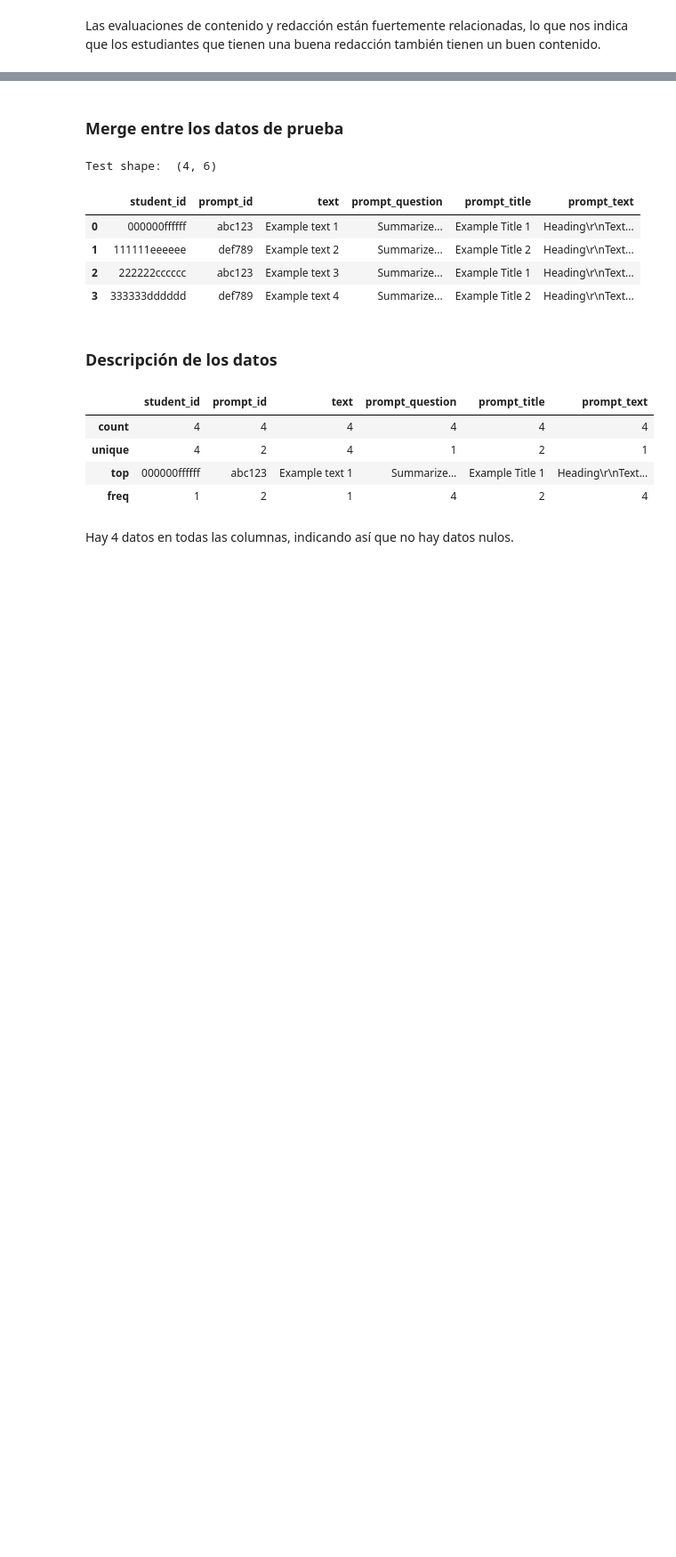
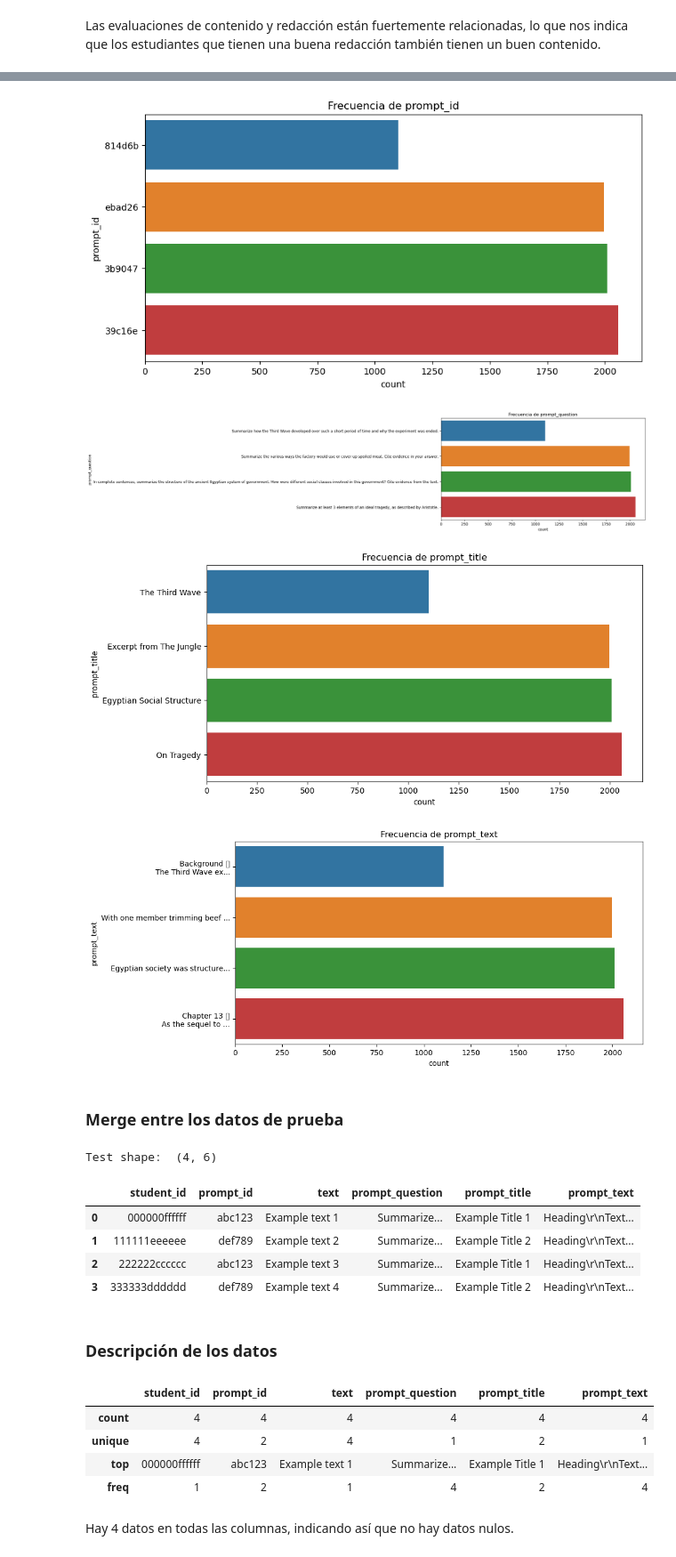
Before and after one commit to Kojimena/DS-P2, a Jupyter notebook: analisis_exploratorio.ipynb, the cells around one changed output, grey strips where cells are left out. Shown at 89% size. Saved outputs shown, nothing was run; the diff lists cells and outputs as text; code cells hidden in the pictures; blank space fills up the shorter version.

```diff
--- a/analisis_exploratorio.ipynb
+++ b/analisis_exploratorio.ipynb
@@ -174,0 +169,5 @@ Las evaluaciones de contenido y redacción están fuertemente relacionadas, lo q
+# %%
+cualitative_columns = ['student_id', 'prompt_id', 'text', 'prompt_question', 'prompt_title', 'prompt_text']
+# %%
+for column in cualitative_columns:
+    print(f"Unique values for {column}: {df_train[column].nunique()}")
@@ -175,3 +181,25 @@ Las evaluaciones de contenido y redacción están fuertemente relacionadas, lo q
+# %%
+# Definir una función para truncar textos largos
+def truncate_text(text, max_length=30):
+    return text if len(text) <= max_length else text[:max_length] + '...'
+
+frequency_tables = ['prompt_id', 'prompt_question', 'prompt_title', 'prompt_text']
+
+for column in frequency_tables:
+    plt.figure(figsize=(10, 5))
+
+    # Si la columna es 'prompt_text', truncar los textos largos
+    if column == 'prompt_text':
+        df_train[column] = df_train[column].apply(lambda x: truncate_text(x))
+
+    sns.countplot(data=df_train, y=column)
+    plt.title(f'Frecuencia de {column}')
+    plt.show()
+# %% [output]
+[figure, added]
+[figure, added]
+[figure, added]
+[figure, added]
 # %% [markdown]
 ### Merge entre los datos de prueba
 # %%
```
Also changed, not shown: parts of 6 cells of this notebook.
